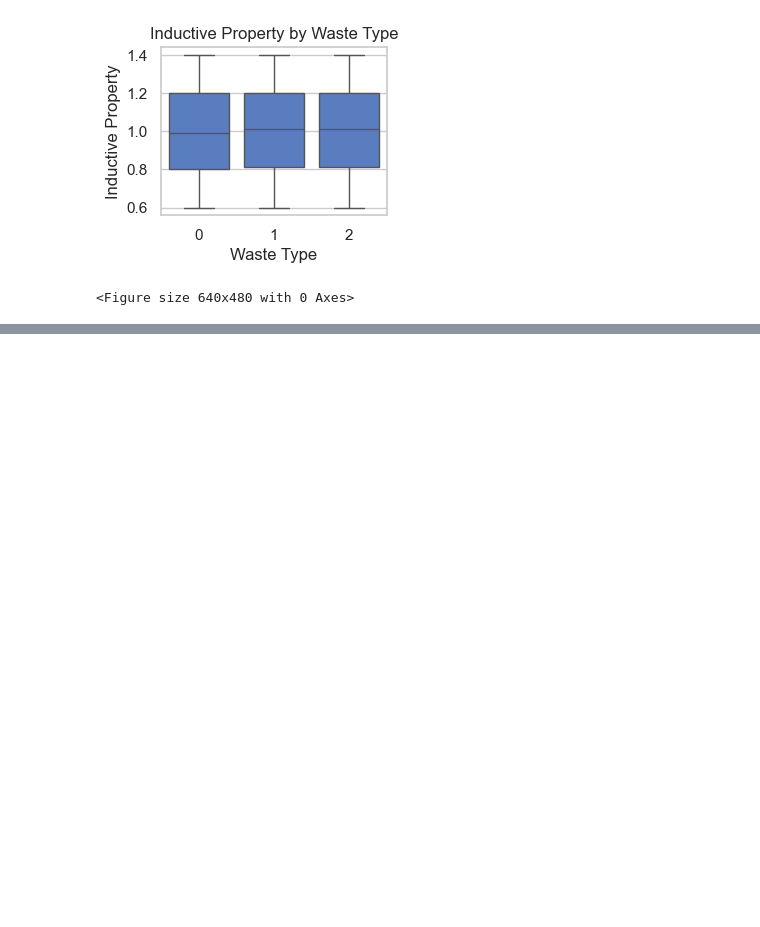
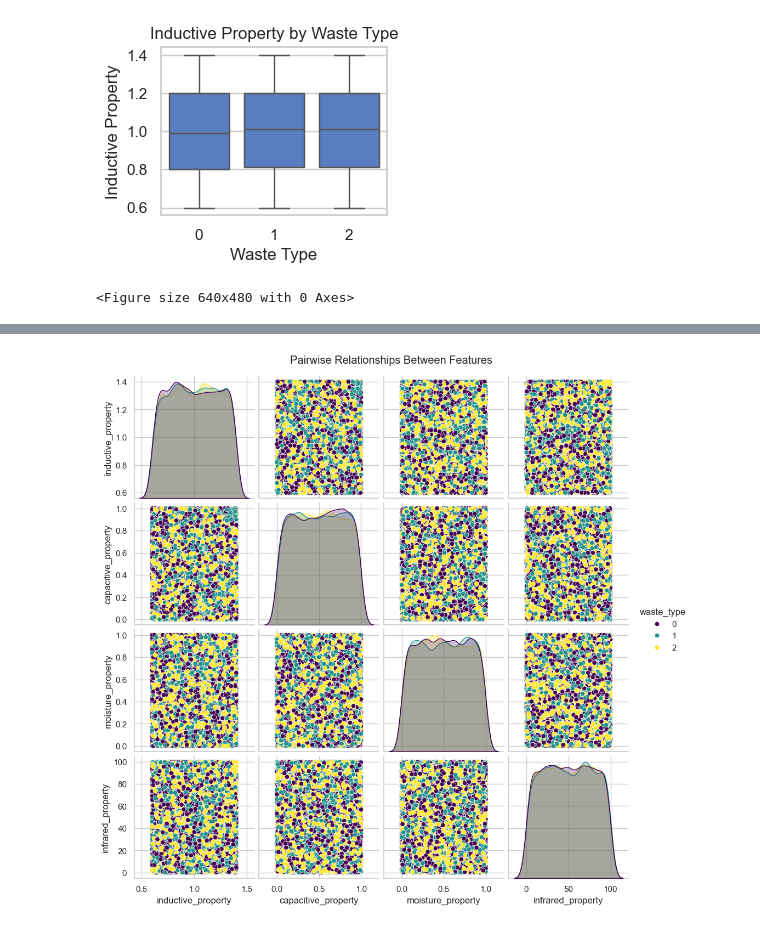
Before and after one commit to AtharvaDomale/Waste_Management_Project, a Jupyter notebook: main.ipynb, the cells around one changed output, grey strips where cells are left out. Cells and saved outputs as stored; diff of their text form; code cells hidden in the pictures; blank space fills up the shorter version.

```diff
--- a/main.ipynb
+++ b/main.ipynb
@@ -162,0 +179,7 @@ plt.show()
+# %%
+# 2. Pairplot for Relationships Between Features
+sns.pairplot(cleaned_data, vars=numeric_columns, hue='waste_type', palette='viridis')
+plt.suptitle("Pairwise Relationships Between Features", y=1.02)
+plt.show()
+# %% [output]
+[figure, added]
```
Also changed, not shown: parts of 8 cells of this notebook.
